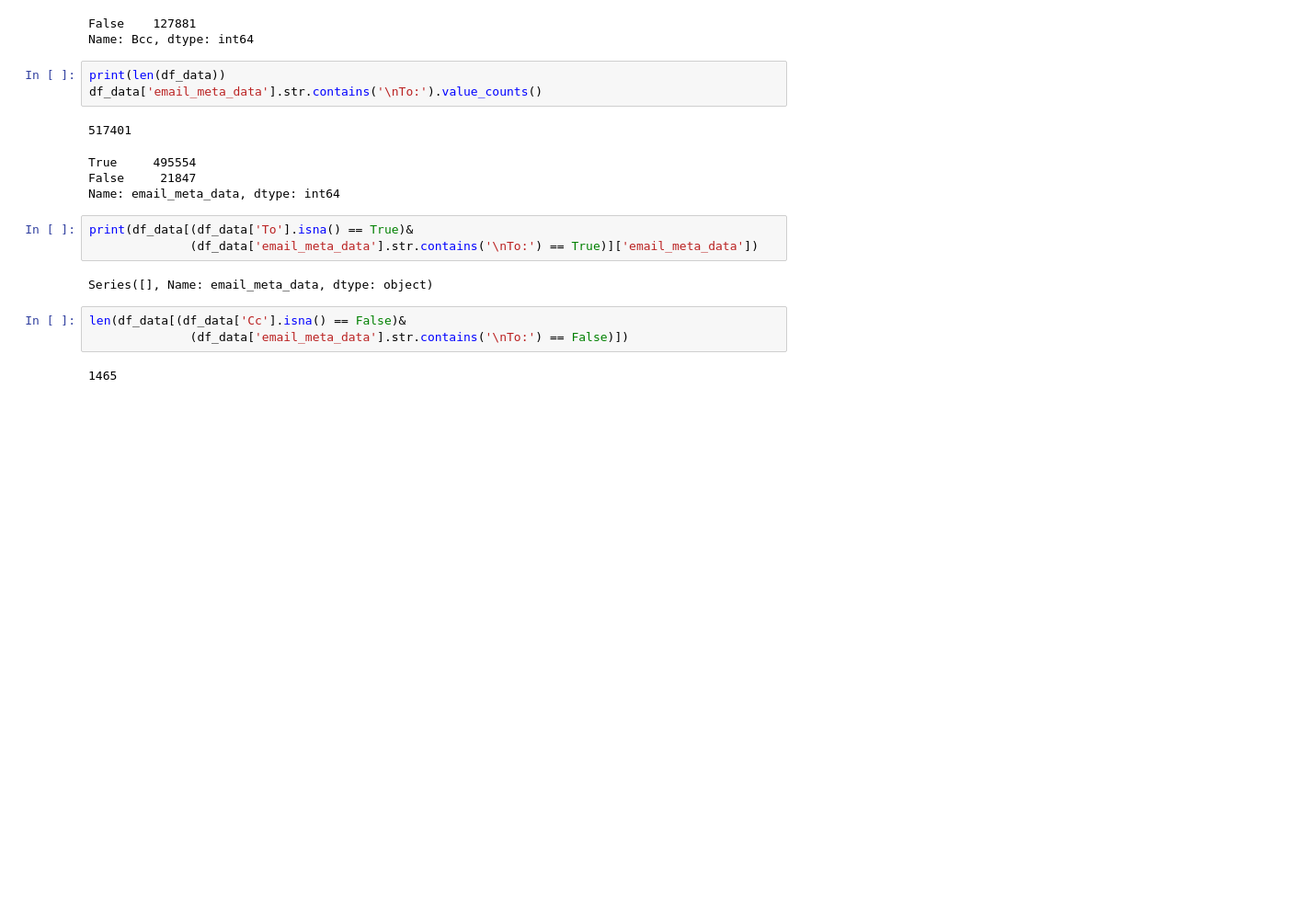
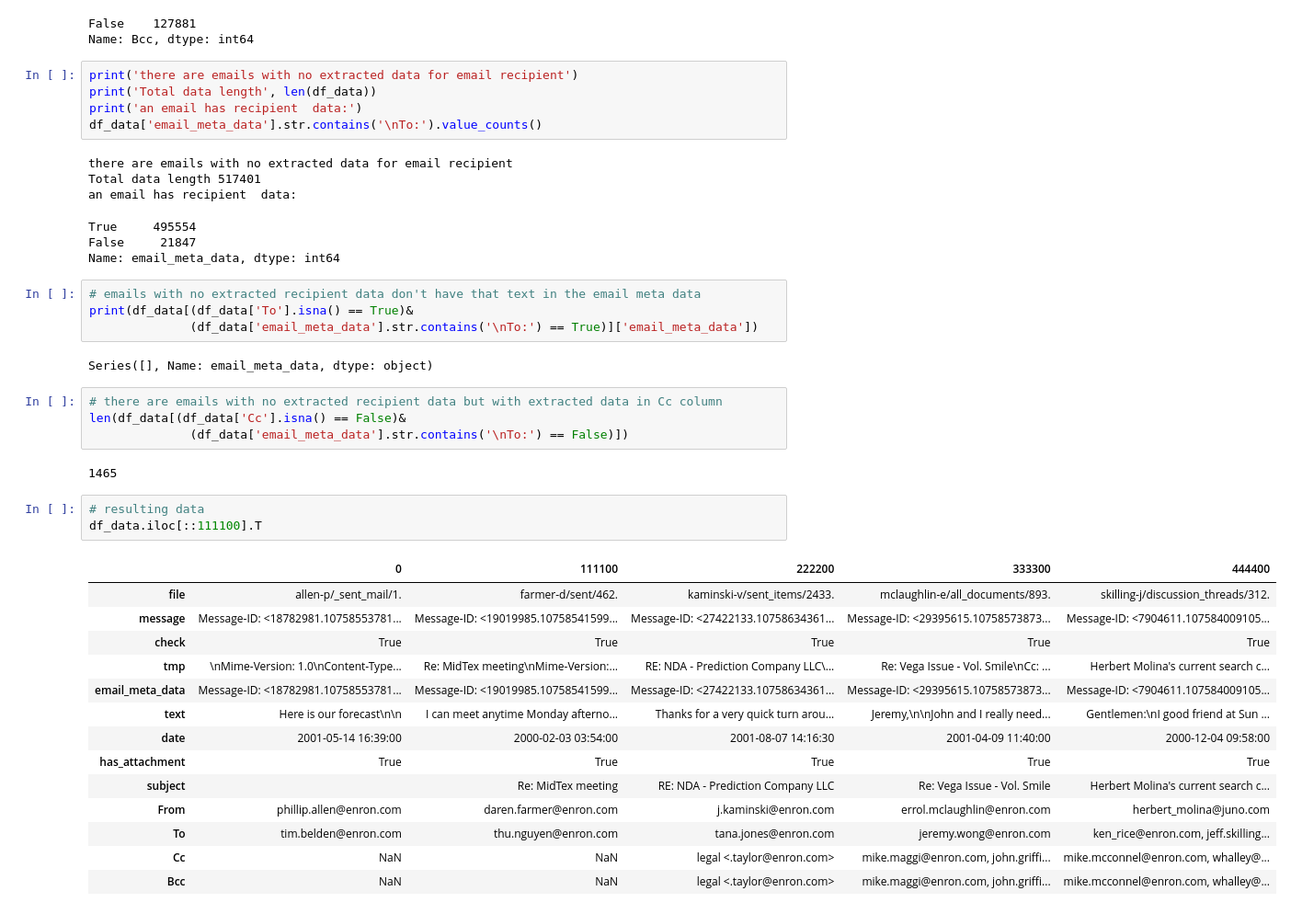
Before and after one commit to ttchnc/Natural-Language-Processing, a Jupyter notebook: Text to Dataset.ipynb, the cells around one changed output. Shown at 92% size. Cells and saved outputs as stored; diff of their text form; blank space fills up the shorter version.

```diff
--- a/Text to Dataset.ipynb
+++ b/Text to Dataset.ipynb
@@ -426,23 +459,47 @@ df_data[df_data['email_meta_data'].str.contains('\nBcc:') == True]['Bcc'].isna()
 False    127881
 Name: Bcc, dtype: int64
 # %%
-print(len(df_data))
+print('there are emails with no extracted data for email recipient')
+print('Total data length', len(df_data))
+print('an email has recipient  data:')
 df_data['email_meta_data'].str.contains('\nTo:').value_counts()
 # %% [output]
-517401
+there are emails with no extracted data for email recipient
+Total data length 517401
+an email has recipient  data:
 True     495554
 False     21847
 Name: email_meta_data, dtype: int64
 # %%
+# emails with no extracted recipient data don't have that text in the email meta data
 print(df_data[(df_data['To'].isna() == True)&
               (df_data['email_meta_data'].str.contains('\nTo:') == True)]['email_meta_data'])
 # %% [output]
 Series([], Name: email_meta_data, dtype: object)
 # %%
+# there are emails with no extracted recipient data but with extracted data in Cc column
 len(df_data[(df_data['Cc'].isna() == False)&
               (df_data['email_meta_data'].str.contains('\nTo:') == False)])
 # %% [output]
 1465
+# %%
+# resulting data
+df_data.iloc[::111100].T
+# %% [output]
+|  | 0 | 111100 | 222200 | 333300 | 444400 |
+| file | allen-p/_sent_mail/1. | farmer-d/sent/462. | kaminski-v/sent_items/2433. | mclaughlin-e/all_documents/893. | skilling-j/discussion_threads/312. |
+| message | Message-ID: <18782981.10758553781... | Message-ID: <19019985.10758541599... | Message-ID: <27422133.10758634361... | Message-ID: <29395615.10758573873... | Message-ID: <7904611.107584009105... |
+| check | True | True | True | True | True |
+| tmp | \nMime-Version: 1.0\nContent-Type... | Re: MidTex meeting\nMime-Version:... | RE: NDA - Prediction Company LLC\... | Re: Vega Issue - Vol. Smile\nCc: ... | Herbert Molina's current search c... |
+| email_meta_data | Message-ID: <18782981.10758553781... | Message-ID: <19019985.10758541599... | Message-ID: <27422133.10758634361... | Message-ID: <29395615.10758573873... | Message-ID: <7904611.107584009105... |
+| text | Here is our forecast\n\n | I can meet anytime Monday afterno... | Thanks for a very quick turn arou... | Jeremy,\n\nJohn and I really need... | Gentlemen:\nI good friend at Sun ... |
+| date | 2001-05-14 16:39:00 | 2000-02-03 03:54:00 | 2001-08-07 14:16:30 | 2001-04-09 11:40:00 | 2000-12-04 09:58:00 |
+| has_attachment | True | True | True | True | True |
+| subject |  | Re: MidTex meeting | RE: NDA - Prediction Company LLC | Re: Vega Issue - Vol. Smile | Herbert Molina's current search c... |
+| From | phillip.allen@enron.com | daren.farmer@enron.com | j.kaminski@enron.com | errol.mclaughlin@enron.com | herbert_molina@juno.com |
+| To | tim.belden@enron.com | thu.nguyen@enron.com | tana.jones@enron.com | jeremy.wong@enron.com | ken_rice@enron.com, jeff.skilling... |
+| Cc | NaN | NaN | legal <.taylor@enron.com> | mike.maggi@enron.com, john.griffi... | mike.mcconnel@enron.com, whalley@... |
+| Bcc | NaN | NaN | legal <.taylor@enron.com> | mike.maggi@enron.com, john.griffi... | mike.mcconnel@enron.com, whalley@... |
 # %% [markdown]
 Conclusions:
    - if there are Cc emails than they are Bcc to the same list of Cc emails
```
Also changed, not shown: parts of 33 cells of this notebook.
